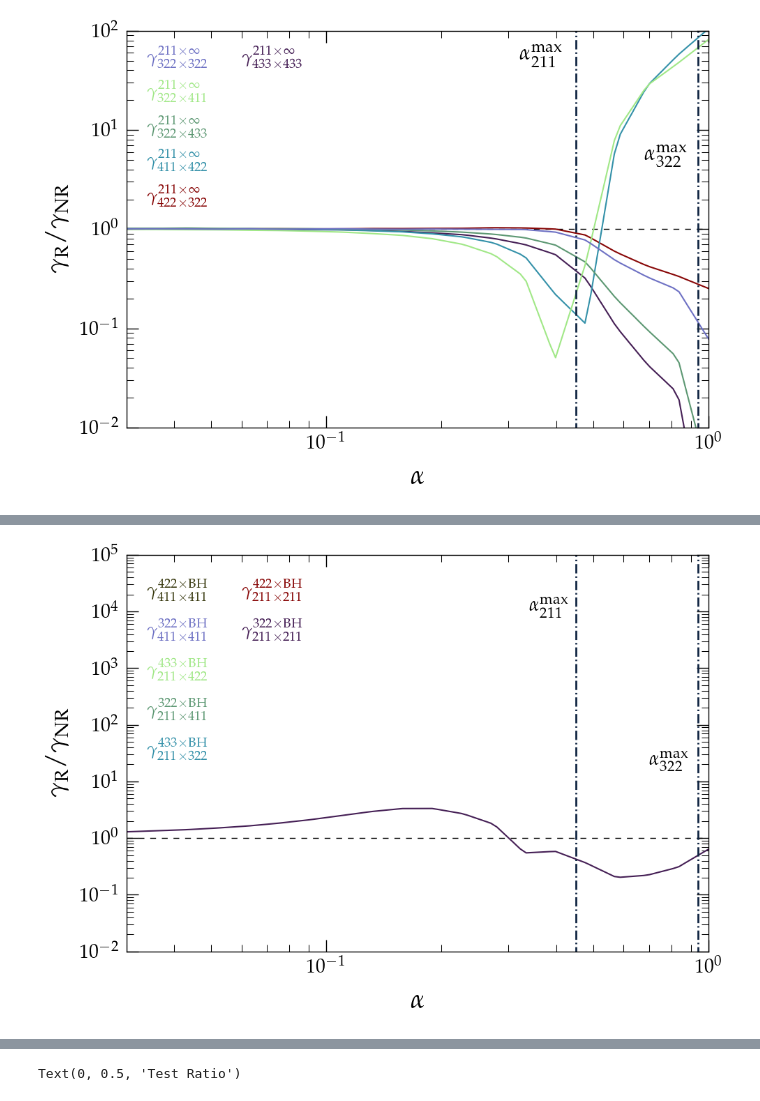
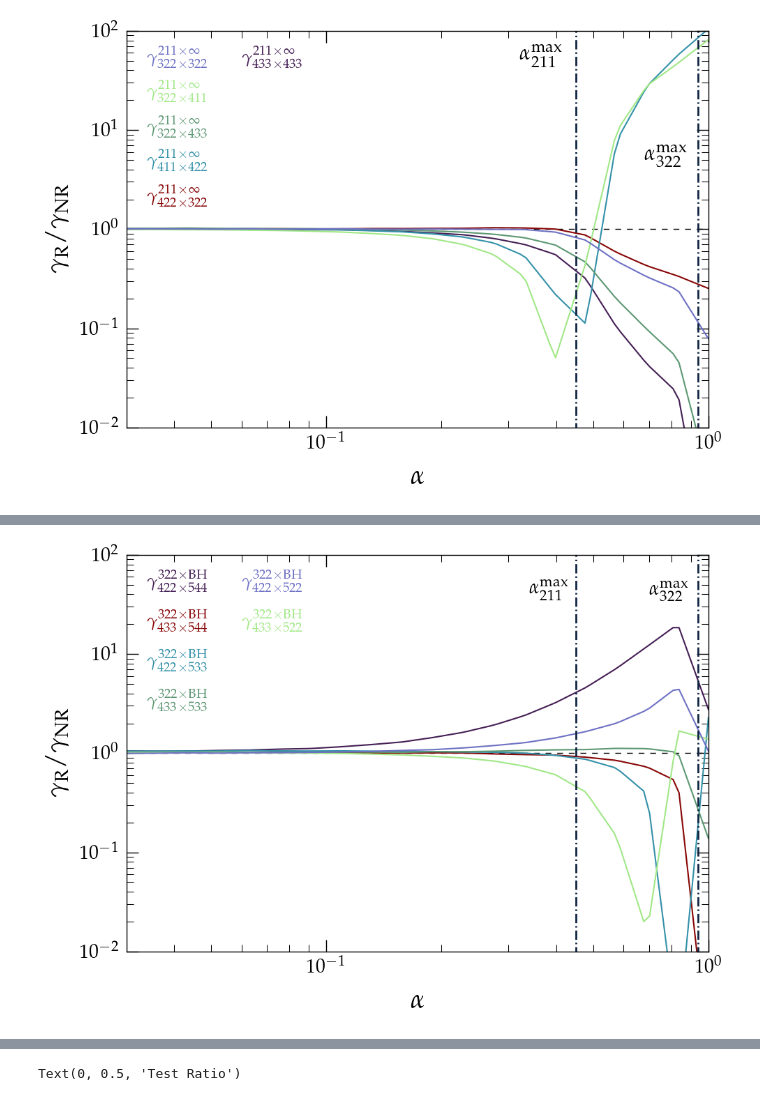
Before and after one commit to SamWitte/Axion_SR_TDE, a Jupyter notebook: src/rate_sve/Rate_Scaling.ipynb, the cells around one changed output, grey strips where cells are left out. Saved outputs shown, nothing was run; the diff lists cells and outputs as text; code cells hidden in the pictures.

```diff
--- a/src/rate_sve/Rate_Scaling.ipynb
+++ b/src/rate_sve/Rate_Scaling.ipynb
@@ -685,85 +693,88 @@ plt.plot(apts, np.ones_like(apts), lw=1.0, c="k", dashes=(6,6))
 lw=1.5
 colorL = ["#451F55", "#880707", "#3491A9", "#5D9873", "#A1E887", "#6E71C4", "#393A10"]
 
-loadIn = np.loadtxt("322_322_544_BH_NR.dat")
+
+loadIn = np.loadtxt("422_544_322_Inf_NR.dat")
 intF = interp1d(np.log10(loadIn[:,0]), np.log10(loadIn[:,1]), fill_value='extrapolate', bounds_error=False)
-ypts = 1.92e-9 * apts**11 * np.sqrt(1 + np.sqrt(1 - 0.9**2))
+ypts = 2.5e-11 * apts**8
 newP = 10**intF(np.log10(apts))
 plt.plot(apts, (newP ) /  ypts, colorL[0], lw=lw)
 
 
-# loadIn = np.loadtxt("211_211_422_BH_NR.dat")
-# intF = interp1d(np.log10(loadIn[:,0]), np.log10(loadIn[:,1]), fill_value='extrapolate', bounds_error=False)
-# ypts = 1.5e-7 * apts**11 * np.sqrt(1 + np.sqrt(1 - 0.9**2))
-# newP = 10**intF(np.log10(apts))
-# plt.plot(apts, (newP ) /  ypts, colorL[1], lw=lw)
-
-# loadIn = np.loadtxt("211_322_433_BH_NR.dat")
-# intF = interp1d(np.log10(loadIn[:,0]), np.log10(loadIn[:,1]), fill_value='extrapolate', bounds_error=False)
-# ypts = 9.1e-8 * apts**11 * (1 + np.sqrt(1 - 0.9**2))
-# newP = 10**intF(np.log10(apts))
-# plt.plot(apts, (newP ) /  ypts, colorL[2], lw=lw)
-
-# loadIn = np.loadtxt("211_411_322_BH_NR.dat")
-# intF = interp1d(np.log10(loadIn[:,0]), np.log10(loadIn[:,1]), fill_value='extrapolate', bounds_error=False)
-# ypts = 2.5e-8 * apts**11 * (1 + np.sqrt(1 - 0.9**2))
-# newP = 10**intF(np.log10(apts))
-# plt.plot(apts, (newP ) /  ypts, colorL[3], lw=lw)
+loadIn = np.loadtxt("433_544_322_Inf_NR.dat")
+intF = interp1d(np.log10(loadIn[:,0]), np.log10(loadIn[:,1]), fill_value='extrapolate', bounds_error=False)
+ypts = 7.8e-10 * apts**8
+newP = 10**intF(np.log10(apts))
+plt.plot(apts, (newP ) /  ypts, colorL[1], lw=lw)
 
 
-# loadIn = np.loadtxt("211_422_433_BH_NR.dat")
-# intF = interp1d(np.log10(loadIn[:,0]), np.log10(loadIn[:,1]), fill_value='extrapolate', bounds_error=False)
-# ypts = 7.83e-11 * apts**7 * (1 + np.sqrt(1 - 0.9**2))
-# newP = 10**intF(np.log10(apts))
-# plt.plot(apts, (newP ) /  ypts, colorL[4], lw=lw)
+loadIn = np.loadtxt("422_533_322_Inf_NR.dat")
+intF = interp1d(np.log10(loadIn[:,0]), np.log10(loadIn[:,1]), fill_value='extrapolate', bounds_error=False)
+ypts = 1.2e-9 * apts**8
+newP = 10**intF(np.log10(apts))
+plt.plot(apts, (newP ) /  ypts, colorL[2], lw=lw)
 
-# loadIn = np.loadtxt("411_411_322_BH_NR.dat")
-# intF = interp1d(np.log10(loadIn[:,0]), np.log10(loadIn[:,1]), fill_value='extrapolate', bounds_error=False)
-# ypts = 1.7e-11 * apts**11 * (1 + np.sqrt(1 - 0.9**2))
-# newP = 10**intF(np.log10(apts))
-# plt.plot(apts, (newP ) /  ypts, colorL[5], lw=lw)
+loadIn = np.loadtxt("433_533_322_Inf_NR.dat")
+intF = interp1d(np.log10(loadIn[:,0]), np.log10(loadIn[:,1]), fill_value='extrapolate', bounds_error=False)
+ypts = 2.8e-9 * apts**8
+newP = 10**intF(np.log10(apts))
+plt.plot(apts, (newP ) /  ypts, colorL[3], lw=lw)
 
 
 
-# loadIn = np.loadtxt("411_411_422_BH_NR.dat")
-# intF = interp1d(np.log10(loadIn[:,0]), np.log10(loadIn[:,1]), fill_value='extrapolate', bounds_error=False)
-# ypts = 2.2e-11 * apts**7 * (1 + np.sqrt(1 - 0.9**2))
-# newP = 10**intF(np.log10(apts))
-# plt.plot(apts, (newP ) /  ypts, colorL[6], lw=lw)
+loadIn = np.loadtxt("433_522_322_Inf_NR.dat")
+intF = interp1d(np.log10(loadIn[:,0]), np.log10(loadIn[:,1]), fill_value='extrapolate', bounds_error=False)
+ypts = 6.3e-10 * apts**8
+newP = 10**intF(np.log10(apts))
+plt.plot(apts, (newP ) /  ypts, colorL[4], lw=lw)
+
+
+loadIn = np.loadtxt("422_522_322_Inf_NR.dat")
+intF = interp1d(np.log10(loadIn[:,0]), np.log10(loadIn[:,1]), fill_value='extrapolate', bounds_error=False)
+ypts = 1.6e-9 * apts**8
+newP = 10**intF(np.log10(apts))
+plt.plot(apts, (newP ) /  ypts, colorL[5], lw=lw)
+
+
+
+
+
+
+
 
 
 #axs.axvspan(0.94, 2, facecolor="k", alpha=0.1)
 #axs.axvspan(0.45, 2, facecolor="k", alpha=0.1)
 plt.vlines(0.94, 0, 1e5, ls="dashdot", color="#102542", lw=2)
 plt.vlines(0.45, 0, 1e5, ls="dashdot", color="#102542", lw=2)
 
-plt.text( 0.34, 1e4, r"$\alpha^{\rm max}_{211}$", rotation=0, fontsize=20)
-plt.text( 0.7, 20, r"$\alpha^{\rm max}_{322}$", rotation=0, fontsize=20)
+plt.text( 0.34, 40, r"$\alpha^{\rm max}_{211}$", rotation=0, fontsize=20)
+plt.text( 0.7, 40, r"$\alpha^{\rm max}_{322}$", rotation=0, fontsize=20)
 
 
-refTop = 10**np.log10(2e4)
-refDif = -0.7
-plt.text(0.034, refTop, r"$\boldmath \gamma_{411\times 411}^{422 \times {\rm BH}}$", fontsize=18, color=colorL[6])
-plt.text(0.034, refTop*10**(refDif), r"$\boldmath \gamma_{411\times 411}^{322 \times {\rm BH}}$", fontsize=18, color=colorL[5])
-plt.text(0.034, refTop*10**(2*refDif), r"$\boldmath \gamma_{211\times 422}^{433 \times {\rm BH}}$", fontsize=18, color=colorL[4])
-plt.text(0.034, refTop*10**(3*refDif), r"$\boldmath \gamma_{211\times 411}^{322 \times {\rm BH}}$", fontsize=18, color=colorL[3])
-plt.text(0.034, refTop*10**(4*refDif), r"$\boldmath \gamma_{211\times 322}^{433 \times {\rm BH}}$", fontsize=18, color=colorL[2])
-plt.text(0.06, refTop, r"$\boldmath \gamma_{211\times 211}^{422 \times {\rm BH}}$", fontsize=18, color=colorL[1])
-plt.text(0.06, refTop*10**(refDif), r"$\boldmath \gamma_{211\times 211}^{322 \times {\rm BH}}$", fontsize=18, color=colorL[0])
+refTop = 10**np.log10(50)
+refDif = -0.4
+plt.text(0.034, refTop, r"$\boldmath \gamma_{422\times 544}^{322 \times {\rm BH}}$", fontsize=18, color=colorL[0])
+plt.text(0.034, refTop*10**(refDif), r"$\boldmath \gamma_{433\times 544}^{322 \times {\rm BH}}$", fontsize=18, color=colorL[1])
+plt.text(0.034, refTop*10**(2*refDif), r"$\boldmath \gamma_{422 \times 533}^{322 \times {\rm BH}}$", fontsize=18, color=colorL[2])
+plt.text(0.034, refTop*10**(3*refDif), r"$\boldmath \gamma_{433 \times 533}^{322 \times {\rm BH}}$", fontsize=18, color=colorL[3])
+plt.text(0.06, refTop*10**(1*refDif), r"$\boldmath \gamma_{433\times 522}^{322 \times {\rm BH}}$", fontsize=18, color=colorL[4])
+plt.text(0.06, refTop, r"$\boldmath \gamma_{422\times 522}^{322 \times {\rm BH}}$", fontsize=18, color=colorL[5])
+#plt.text(0.06, refTop*10**(refDif), r"$\boldmath \gamma_{211\times 211}^{322 \times {\rm BH}}$", fontsize=18, color=colorL[0])
 
 
 
 
 plt.xscale("log")
 plt.yscale("log")
 plt.xlim([0.03,1])
-plt.ylim([0.01, 1e5])
+plt.ylim([0.01, 1e2])
 
 plt.xlabel(r"$\alpha$", fontsize=28)
 # plt.ylabel(r"$\left( \gamma / \mu\right)_{f_a = M_{\rm pl}}$", fontsize=26)
 plt.ylabel(r"$\gamma_{\rm R} / \gamma_{\rm NR}$", fontsize=26)
 
 plt.tight_layout()
-#plt.savefig("../plts/Rates_BH_n4.pdf", dpi=200)
+plt.savefig("../plts/Rates_Inf_n5.pdf", dpi=200)
 # %% [output]
-[figure, old version]
+[figure, new version]
```
Also changed, not shown: parts of 2 cells of this notebook, 12 other files.
